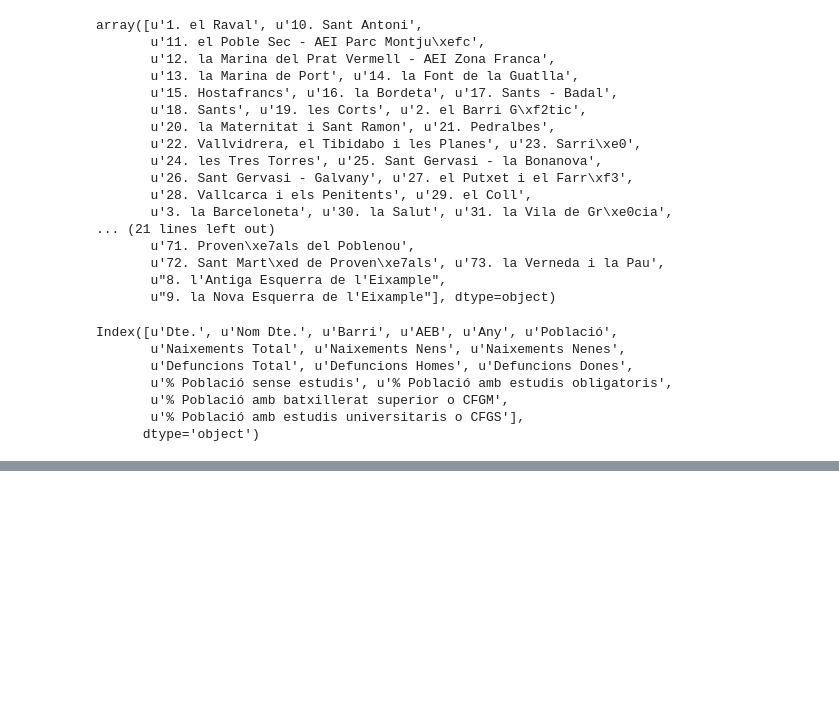
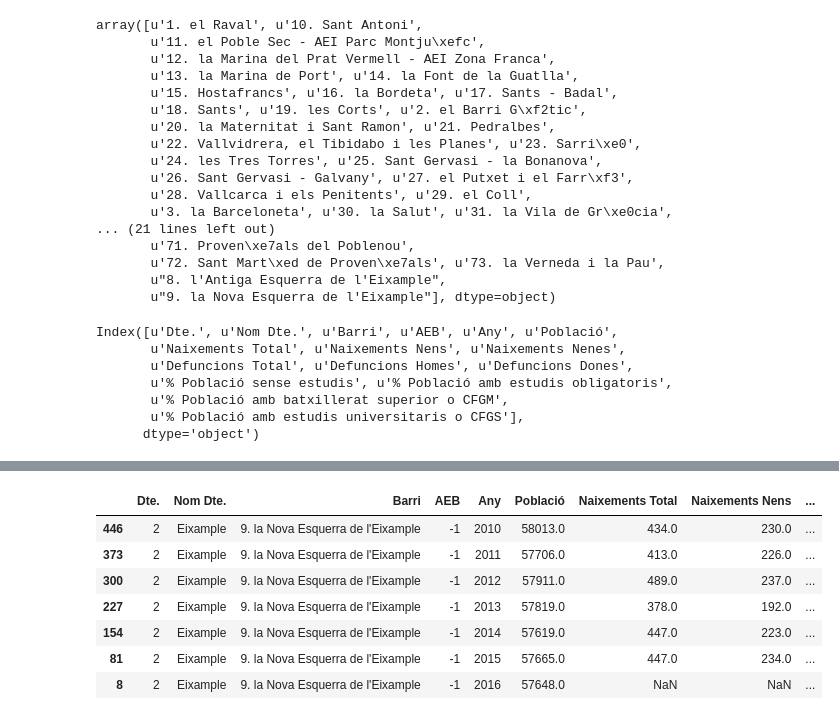
Before and after one commit to dsolanno/BarcelonaRentsStatus, a Jupyter notebook: gentrification/gentrification.ipynb, the cells around one changed output, grey strips where cells are left out. Saved outputs shown, nothing was run; the diff lists cells and outputs as text; code cells hidden in the pictures; blank space fills up the shorter version.

```diff
--- a/gentrification/gentrification.ipynb
+++ b/gentrification/gentrification.ipynb
@@ -83,2 +83,13 @@ for barri in barris:
 [figure]
 ... (61 outputs left out)
+# %%
+evo_pop_df
+# %% [output]
+|  | Dte. | Nom Dte. | Barri | AEB | Any | Població | Naixements Total | Naixements Nens | ... |
+| 446 | 2 | Eixample | 9. la Nova Esquerra de l'Eixample | -1 | 2010 | 58013.0 | 434.0 | 230.0 | ... |
+| 373 | 2 | Eixample | 9. la Nova Esquerra de l'Eixample | -1 | 2011 | 57706.0 | 413.0 | 226.0 | ... |
+| 300 | 2 | Eixample | 9. la Nova Esquerra de l'Eixample | -1 | 2012 | 57911.0 | 489.0 | 237.0 | ... |
+| 227 | 2 | Eixample | 9. la Nova Esquerra de l'Eixample | -1 | 2013 | 57819.0 | 378.0 | 192.0 | ... |
+| 154 | 2 | Eixample | 9. la Nova Esquerra de l'Eixample | -1 | 2014 | 57619.0 | 447.0 | 223.0 | ... |
+| 81 | 2 | Eixample | 9. la Nova Esquerra de l'Eixample | -1 | 2015 | 57665.0 | 447.0 | 234.0 | ... |
+| 8 | 2 | Eixample | 9. la Nova Esquerra de l'Eixample | -1 | 2016 | 57648.0 | NaN | NaN | ... |
```
Also changed, not shown: parts of 2 cells of this notebook, 9 other files.
